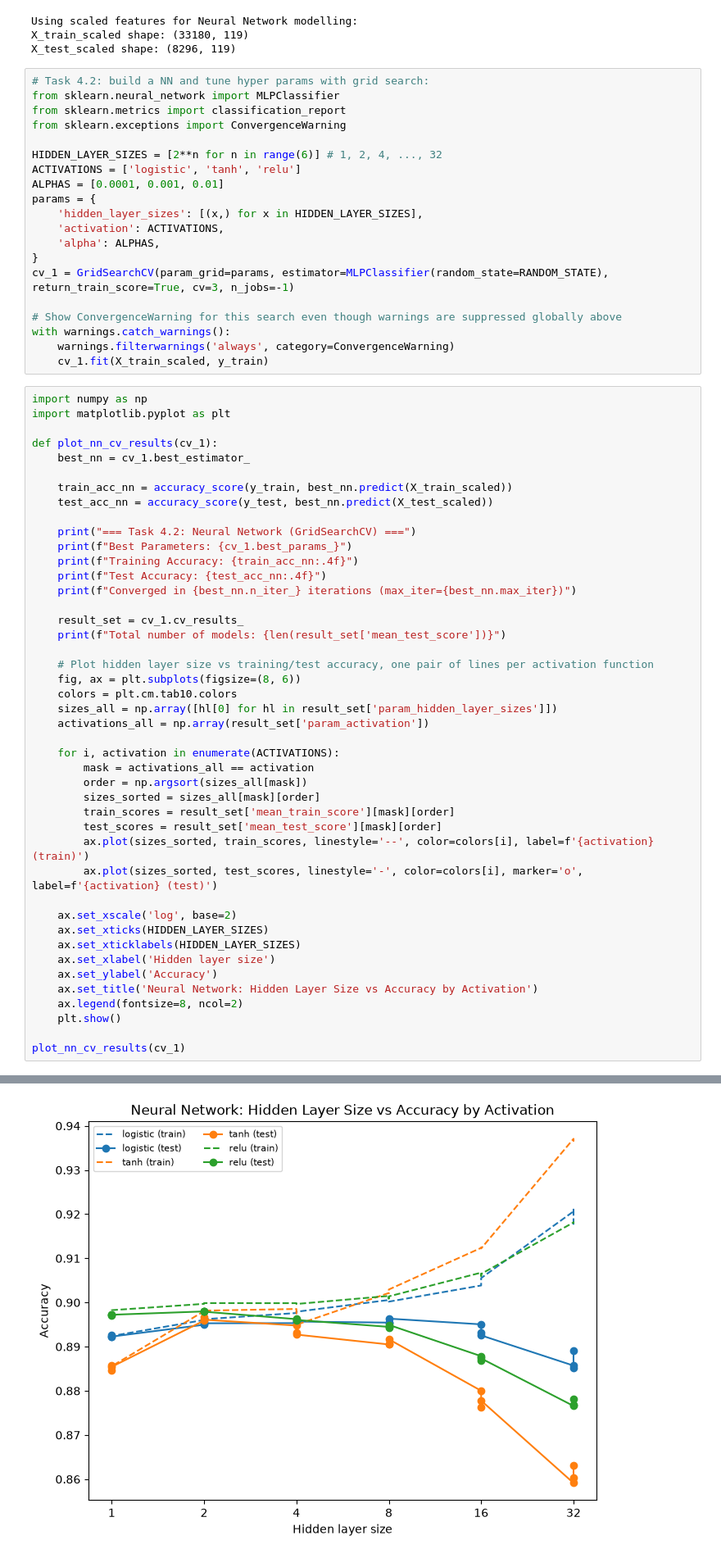
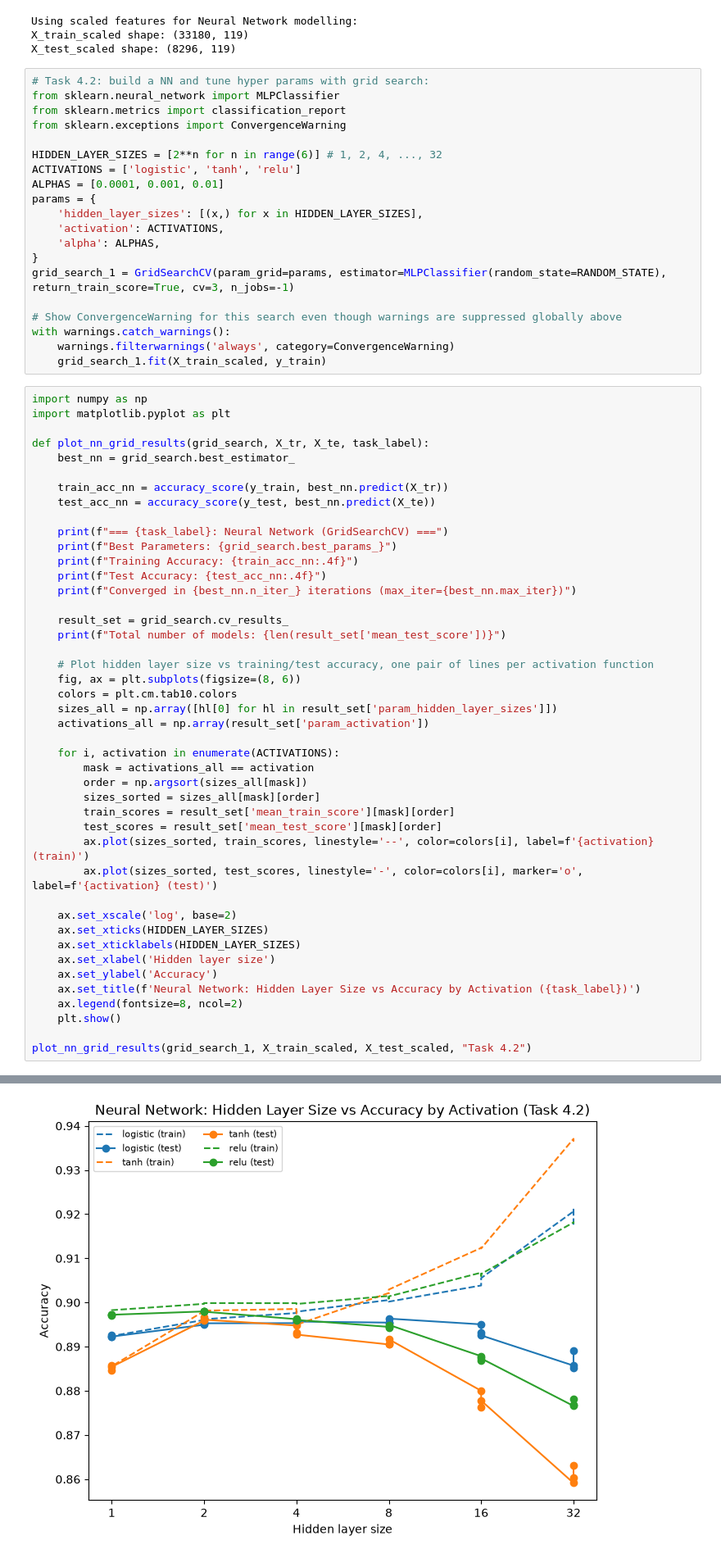
Before and after one commit to dmitrynovik/ml-a1a, a Jupyter notebook: 1a.ipynb, the cells around one changed output, grey strips where cells are left out. Shown at 82% size. Drawn from its saved outputs; the diff is of its cells as text.

```diff
--- a/1a.ipynb
+++ b/1a.ipynb
@@ -694,62 +694,62 @@ params = {
     'activation': ACTIVATIONS,
     'alpha': ALPHAS,
 }
-cv_1 = GridSearchCV(param_grid=params, estimator=MLPClassifier(random_state=RANDOM_STATE), return_train_score=True, cv=3, n_jobs=-1)
+grid_search_1 = GridSearchCV(param_grid=params, estimator=MLPClassifier(random_state=RANDOM_STATE), return_train_score=True, cv=3, n_jobs=-1)
 
 # Show ConvergenceWarning for this search even though warnings are suppressed globally above
 with warnings.catch_warnings():
     warnings.filterwarnings('always', category=ConvergenceWarning)
-    cv_1.fit(X_train_scaled, y_train)
+    grid_search_1.fit(X_train_scaled, y_train)
 # %%
 import numpy as np
 import matplotlib.pyplot as plt
 
-def plot_nn_cv_results(cv_1):
-    best_nn = cv_1.best_estimator_
+def plot_nn_grid_results(grid_search, X_tr, X_te, task_label):
+    best_nn = grid_search.best_estimator_
 
-    train_acc_nn = accuracy_score(y_train, best_nn.predict(X_train_scaled))
-    test_acc_nn = accuracy_score(y_test, best_nn.predict(X_test_scaled))
+    train_acc_nn = accuracy_score(y_train, best_nn.predict(X_tr))
+    test_acc_nn = accuracy_score(y_test, best_nn.predict(X_te))
 
-    print("=== Task 4.2: Neural Network (GridSearchCV) ===")
-    print(f"Best Parameters: {cv_1.best_params_}")
+    print(f"=== {task_label}: Neural Network (GridSearchCV) ===")
+    print(f"Best Parameters: {grid_search.best_params_}")
     print(f"Training Accuracy: {train_acc_nn:.4f}")
     print(f"Test Accuracy: {test_acc_nn:.4f}")
     print(f"Converged in {best_nn.n_iter_} iterations (max_iter={best_nn.max_iter})")
 
-    result_set = cv_1.cv_results_
+    result_set = grid_search.cv_results_
     print(f"Total number of models: {len(result_set['mean_test_score'])}")
 
     # Plot hidden layer size vs training/test accuracy, one pair of lines per activation function
     fig, ax = plt.subplots(figsize=(8, 6))
     colors = plt.cm.tab10.colors
     sizes_all = np.array([hl[0] for hl in result_set['param_hidden_layer_sizes']])
     activations_all = np.array(result_set['param_activation'])
 
     for i, activation in enumerate(ACTIVATIONS):
         mask = activations_all == activation
         order = np.argsort(sizes_all[mask])
         sizes_sorted = sizes_all[mask][order]
         train_scores = result_set['mean_train_score'][mask][order]
         test_scores = result_set['mean_test_score'][mask][order]
         ax.plot(sizes_sorted, train_scores, linestyle='--', color=colors[i], label=f'{activation} (train)')
         ax.plot(sizes_sorted, test_scores, linestyle='-', color=colors[i], marker='o', label=f'{activation} (test)')
 
     ax.set_xscale('log', base=2)
     ax.set_xticks(HIDDEN_LAYER_SIZES)
     ax.set_xticklabels(HIDDEN_LAYER_SIZES)
     ax.set_xlabel('Hidden layer size')
     ax.set_ylabel('Accuracy')
-    ax.set_title('Neural Network: Hidden Layer Size vs Accuracy by Activation')
+    ax.set_title(f'Neural Network: Hidden Layer Size vs Accuracy by Activation ({task_label})')
     ax.legend(fontsize=8, ncol=2)
     plt.show()
 
-plot_nn_cv_results(cv_1)
+plot_nn_grid_results(grid_search_1, X_train_scaled, X_test_scaled, "Task 4.2")
 # %% [output]
 === Task 4.2: Neural Network (GridSearchCV) ===
 Best Parameters: {'activation': 'relu', 'alpha': 0.01, 'hidden_layer_sizes': (2,)}
 Training Accuracy: 0.8995
 Test Accuracy: 0.8960
 Converged in 112 iterations (max_iter=200)
 Total number of models: 54
-[figure, old version]
+[figure, new version]
 # %% [markdown]
```
Also changed, not shown: parts of 4 cells of this notebook.
